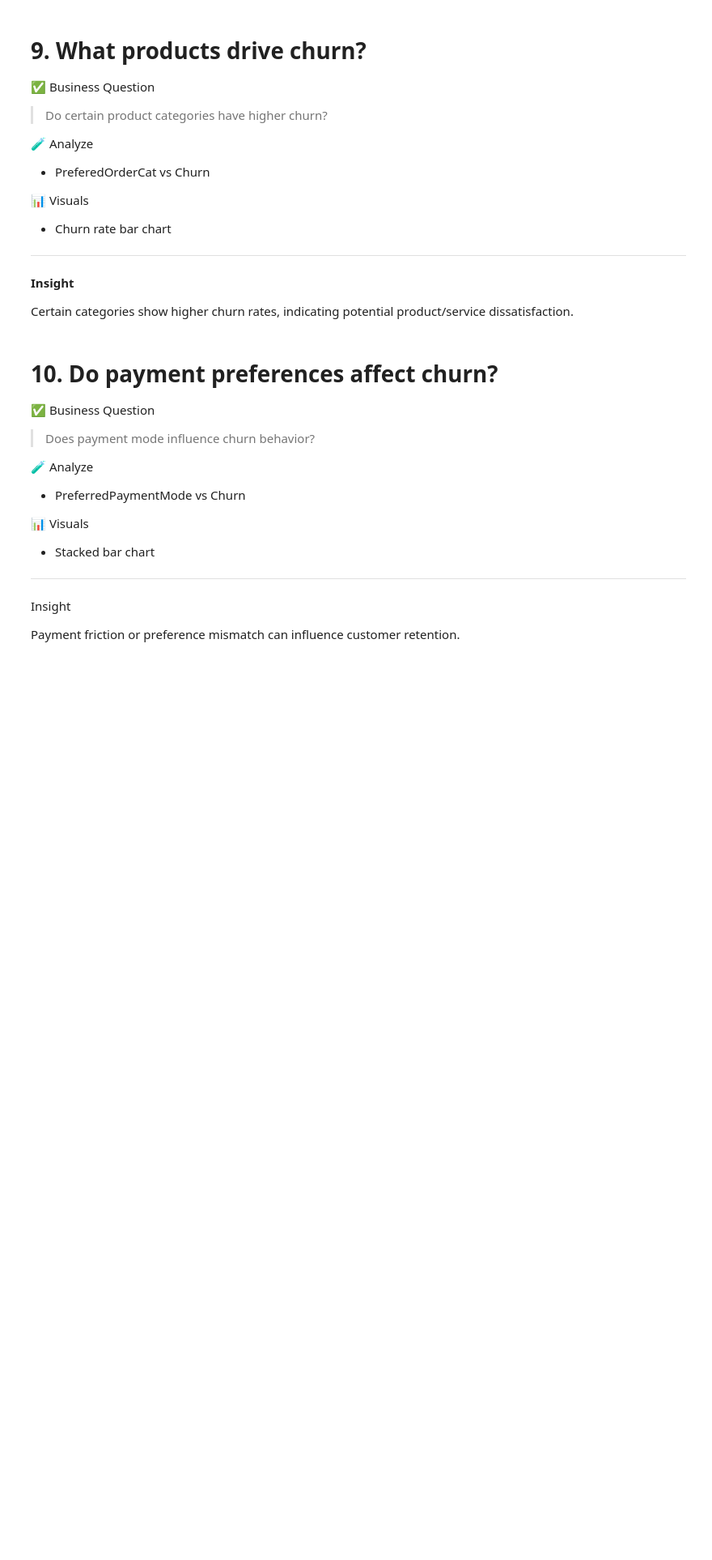
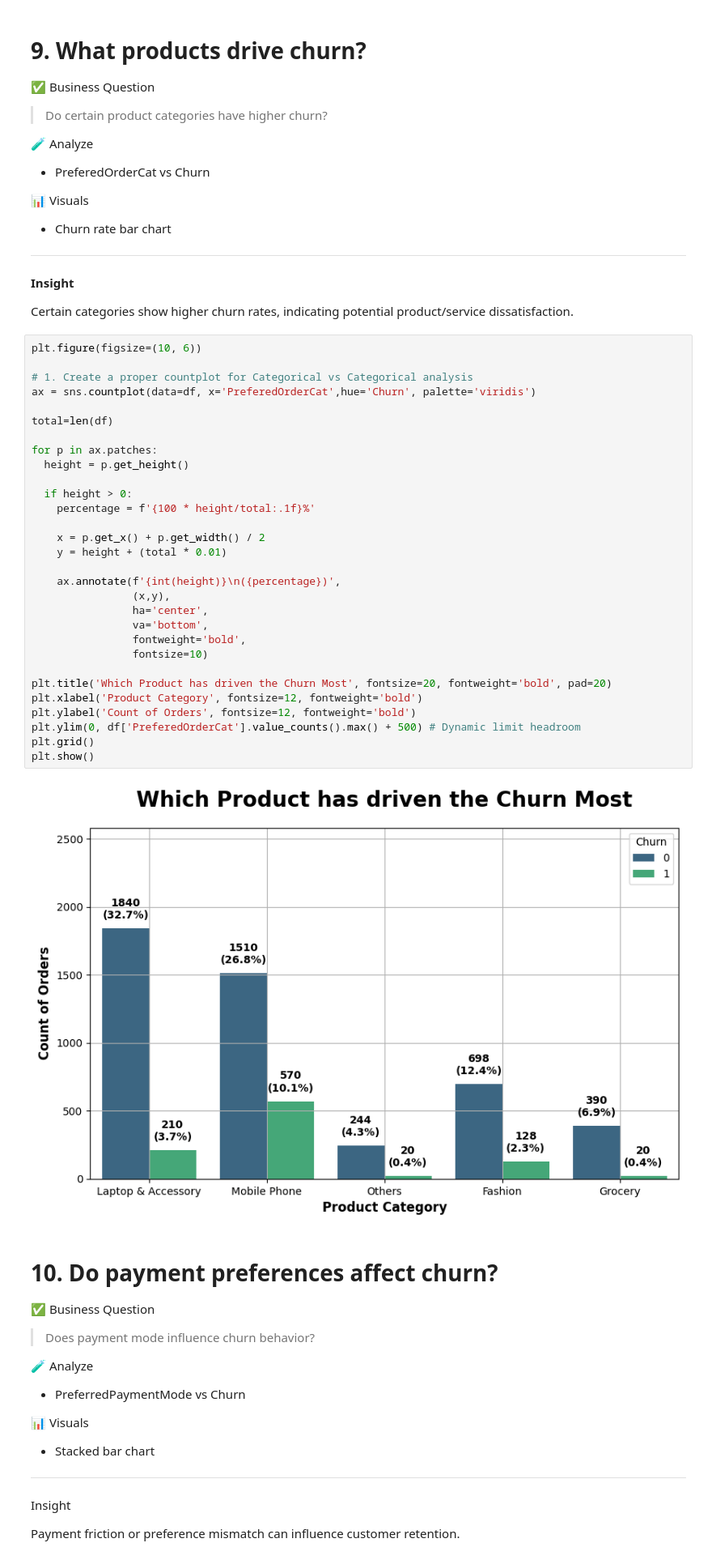
Before and after one commit to shivamtyagi577/E-commerce-Customer-End-to-End-Churn, a Jupyter notebook: Customer_Churn_Analysis_E_Commerce.ipynb, the cells around one changed output. Shown at 81% size. Saved outputs shown, nothing was run; the diff lists cells and outputs as text; blank space fills up the shorter version.

```diff
--- a/Customer_Churn_Analysis_E_Commerce.ipynb
+++ b/Customer_Churn_Analysis_E_Commerce.ipynb
@@ -1277,6 +1378,38 @@ Incentives increase engagement but are not sufficient to retain dissatisfied cus
 **Insight**
 
 Certain categories show higher churn rates, indicating potential product/service dissatisfaction.
+# %%
+plt.figure(figsize=(10, 6))
+
+# 1. Create a proper countplot for Categorical vs Categorical analysis
+ax = sns.countplot(data=df, x='PreferedOrderCat',hue='Churn', palette='viridis')
+
+total=len(df)
+
+for p in ax.patches:
+  height = p.get_height()
+
+  if height > 0:
+    percentage = f'{100 * height/total:.1f}%'
+
+    x = p.get_x() + p.get_width() / 2
+    y = height + (total * 0.01)
+
+    ax.annotate(f'{int(height)}\n({percentage})',
+                (x,y),
+                ha='center',
+                va='bottom',
+                fontweight='bold',
+                fontsize=10)
+
+plt.title('Which Product has driven the Churn Most', fontsize=20, fontweight='bold', pad=20)
+plt.xlabel('Product Category', fontsize=12, fontweight='bold')
+plt.ylabel('Count of Orders', fontsize=12, fontweight='bold')
+plt.ylim(0, df['PreferedOrderCat'].value_counts().max() + 500) # Dynamic limit headroom
+plt.grid()
+plt.show()
+# %% [output]
+[figure, added]
 # %% [markdown]
 # 10. Do payment preferences affect churn?
 
```
Also changed, not shown: parts of 6 cells of this notebook.
